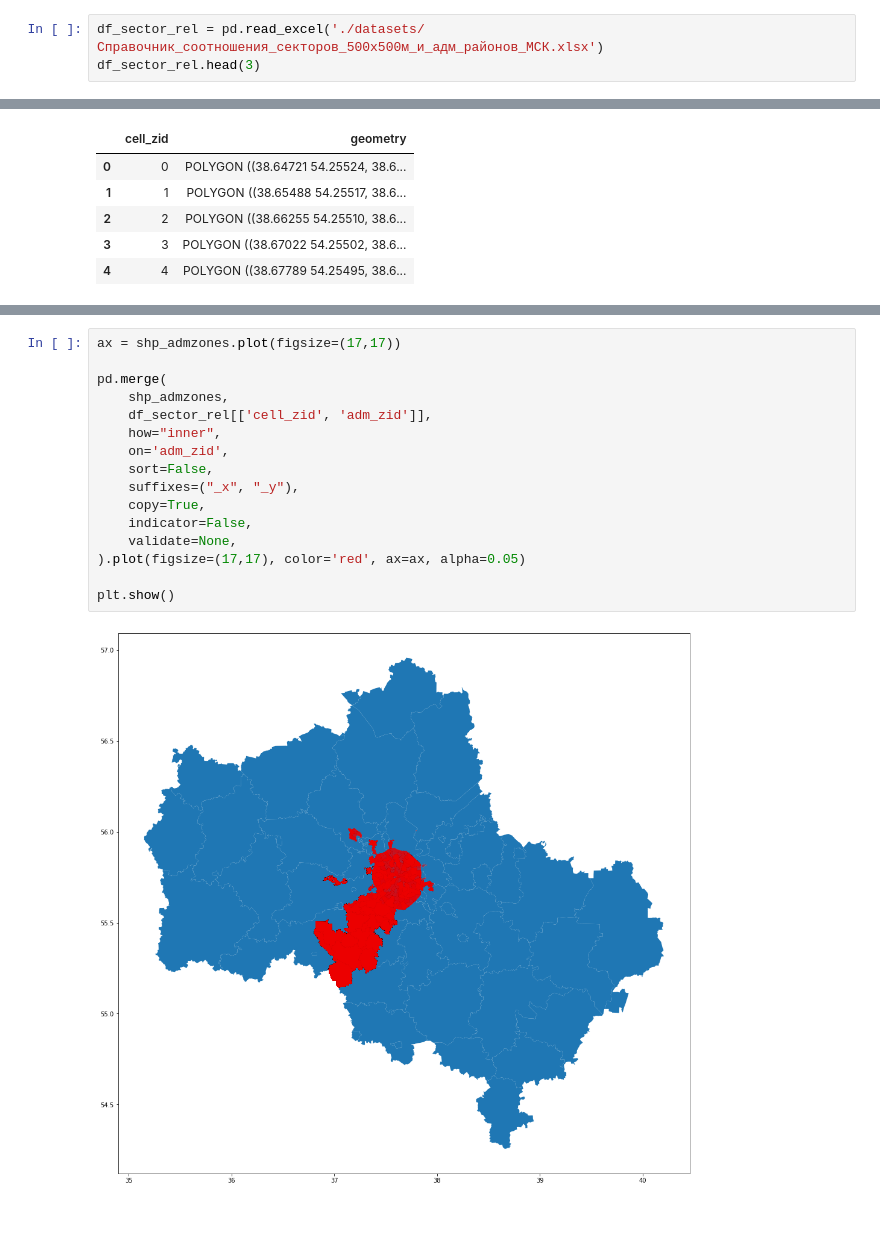
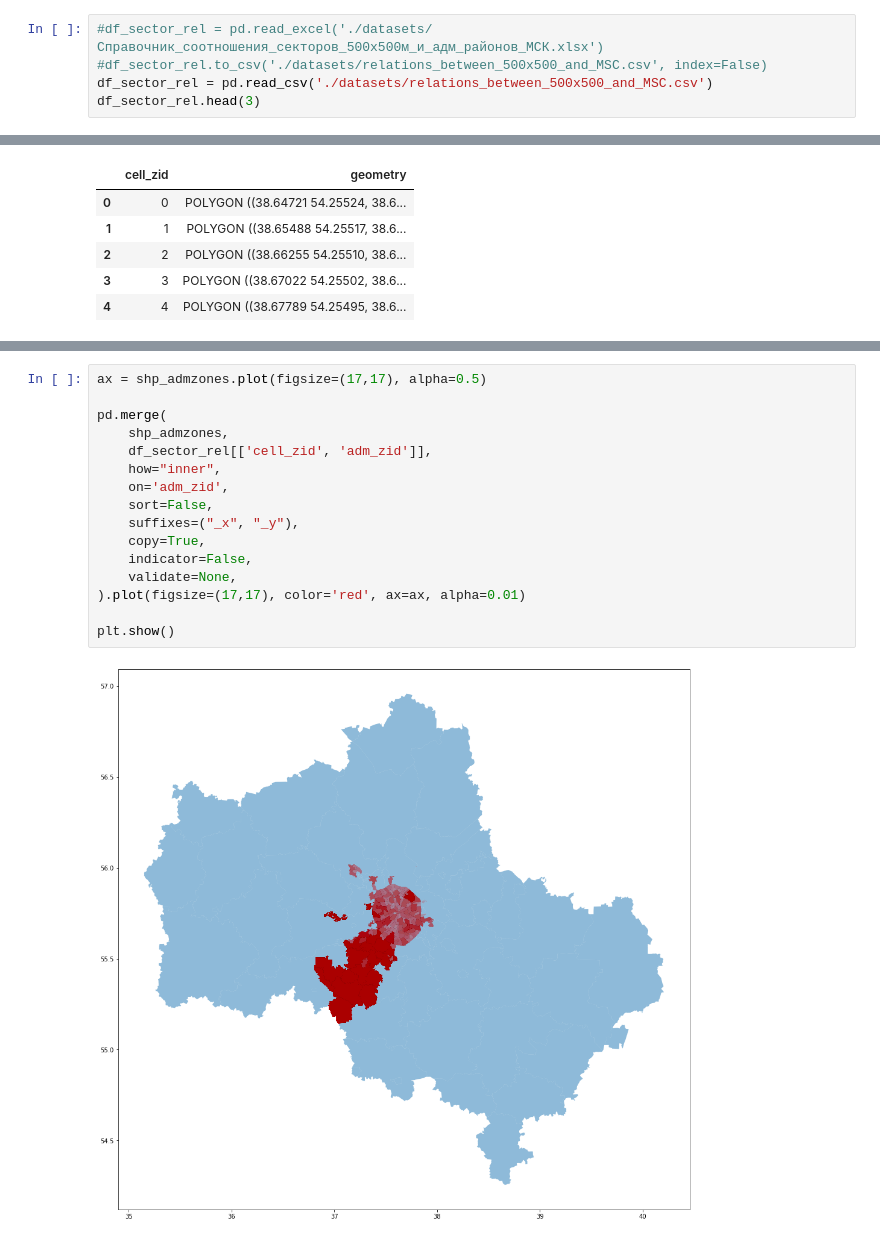
Before and after one commit to Femt0S/leaders2021, a Jupyter notebook: case_6.ipynb, the cells around one changed output, grey strips where cells are left out. Saved outputs shown, nothing was run; the diff lists cells and outputs as text.

```diff
--- a/case_6.ipynb
+++ b/case_6.ipynb
@@ -142,7 +146,9 @@ print(
 
 Загрузим так же справочник соотношения секторов 500х500м и административного деления районов Москвы
 # %%
-df_sector_rel = pd.read_excel('./datasets/Справочник_соотношения_секторов_500х500м_и_адм_районов_МСК.xlsx')
+#df_sector_rel = pd.read_excel('./datasets/Справочник_соотношения_секторов_500х500м_и_адм_районов_МСК.xlsx')
+#df_sector_rel.to_csv('./datasets/relations_between_500x500_and_MSC.csv', index=False)
+df_sector_rel = pd.read_csv('./datasets/relations_between_500x500_and_MSC.csv')
 df_sector_rel.head(3)
 # %% [output]
 |  | cell_zid | area_peresechenia_s_admzone_kv.km | adm_zid | adm_name | okrug_name | sub_ter |
@@ -210,18 +278,18 @@ plt.show()
 # %%
-ax = shp_admzones.plot(figsize=(17,17))
+ax = shp_admzones.plot(figsize=(17,17), alpha=0.5)
 
 pd.merge(
     shp_admzones,
     df_sector_rel[['cell_zid', 'adm_zid']],
     how="inner",
     on='adm_zid',
     sort=False,
     suffixes=("_x", "_y"),
     copy=True,
     indicator=False,
     validate=None,
-).plot(figsize=(17,17), color='red', ax=ax, alpha=0.05)
+).plot(figsize=(17,17), color='red', ax=ax, alpha=0.01)
 
 plt.show()
 # %% [output]
-[figure, old version]
+[figure, new version]
```
Also changed, not shown: parts of 22 cells of this notebook, 7 other files.
